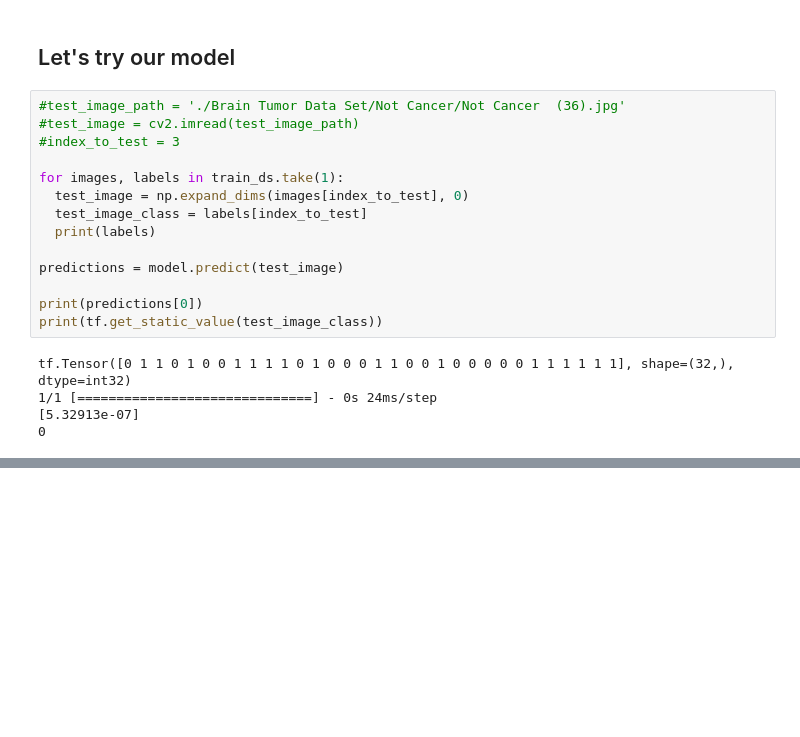
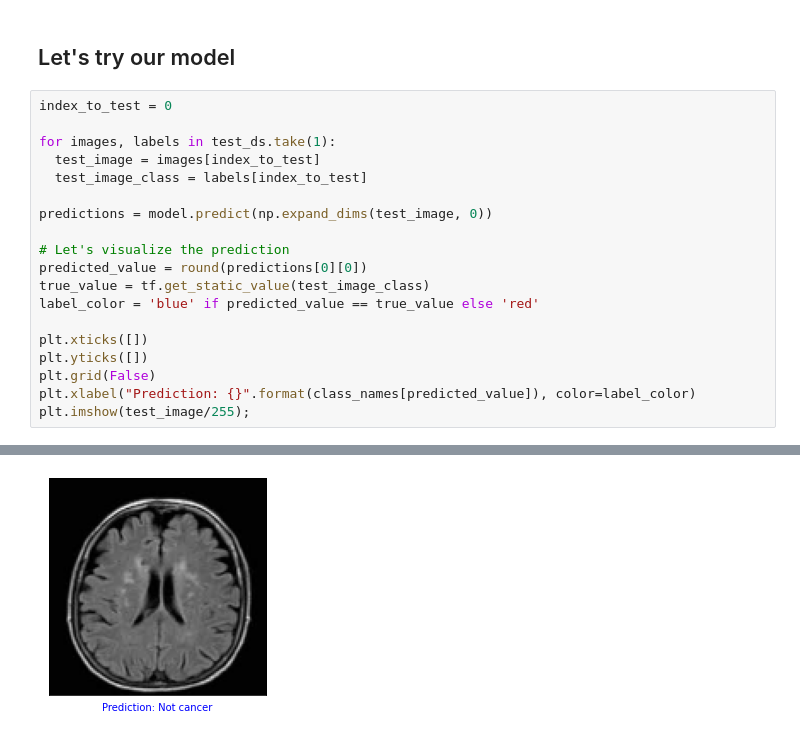
Before and after one commit to TomMenga/brain-tumor-AI-CNN, a Jupyter notebook: Brain_Tumor_CNN.ipynb, the cells around one changed output, grey strips where cells are left out. Cells and saved outputs as stored; diff of their text form; blank space fills up the shorter version.

```diff
--- a/Brain_Tumor_CNN.ipynb
+++ b/Brain_Tumor_CNN.ipynb
@@ -276,21 +306,22 @@ plt.legend(loc='lower right')
 # %% [markdown]
 ## Let's try our model
-# %%
-#test_image_path = './Brain Tumor Data Set/Not Cancer/Not Cancer  (36).jpg'
-#test_image = cv2.imread(test_image_path)
-#index_to_test = 3
-
-for images, labels in train_ds.take(1):
-  test_image = np.expand_dims(images[index_to_test], 0)
-  test_image_class = labels[index_to_test]
-  print(labels)
-
-predictions = model.predict(test_image)
-
-print(predictions[0])
-print(tf.get_static_value(test_image_class))
-# %% [output]
-tf.Tensor([0 1 1 0 1 0 0 1 1 1 1 0 1 0 0 0 1 1 0 0 1 0 0 0 0 0 1 1 1 1 1 1], shape=(32,), dtype=int32)
-1/1 [==============================] - 0s 24ms/step
-[5.32913e-07]
-0
+# %%
+index_to_test = 0
+
+for images, labels in test_ds.take(1):
+  test_image = images[index_to_test]
+  test_image_class = labels[index_to_test]
+
+predictions = model.predict(np.expand_dims(test_image, 0))
+
+# Let's visualize the prediction
+predicted_value = round(predictions[0][0])
+true_value = tf.get_static_value(test_image_class)
+label_color = 'blue' if predicted_value == true_value else 'red'
+
+plt.xticks([])
+plt.yticks([])
+plt.grid(False)
+plt.xlabel("Prediction: {}".format(class_names[predicted_value]), color=label_color)
+plt.imshow(test_image/255);
+# %% [output]
@@ -296,0 +329 @@ tf.Tensor([0 1 1 0 1 0 0 1 1 1 1 0 1 0 0 0 1 1 0 0 1 0 0 0 0 0 1 1 1 1 1 1], sha
+[figure, added]
```
Also changed, not shown: parts of 18 cells of this notebook.
